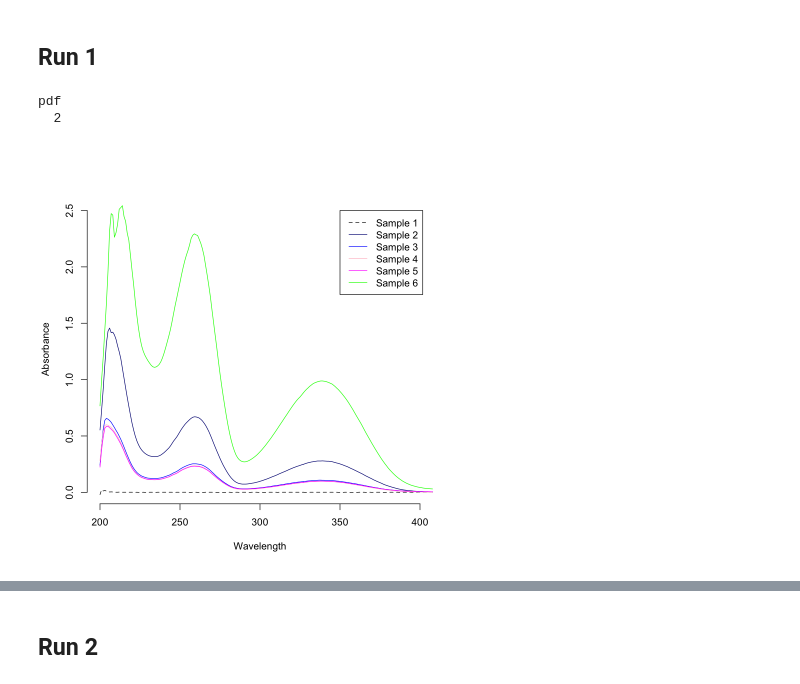
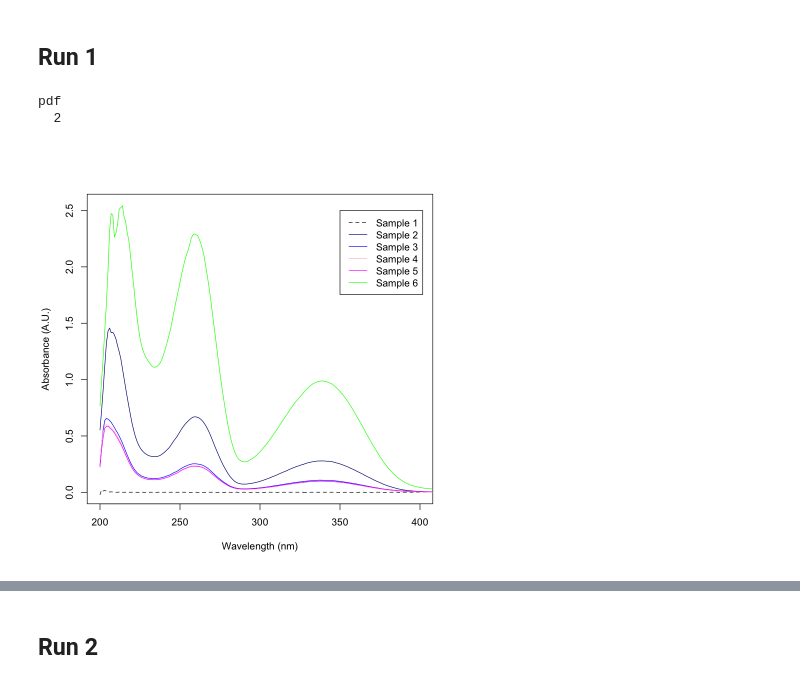
Before and after one commit to zrthxn/molbiolab, a Jupyter notebook: absorption.ipynb, the cells around one changed output, grey strips where cells are left out. Saved outputs shown, nothing was run; the diff lists cells and outputs as text; code cells hidden in the pictures.

```diff
--- a/absorption.ipynb
+++ b/absorption.ipynb
@@ -12,27 +12,27 @@ sample_6 = read.csv("data/Absorbance run1/Sample 6.csv")
 # %%
 theme = c("black", "navy", "blue", "pink", "magenta", "green")
 MAX = max(c(sample_1$Absorbance, sample_2$Absorbance, sample_3$Absorbance, sample_4$Absorbance, sample_5$Absorbance, sample_6$Absorbance))
 
-plot(Absorbance ~ Wavelength, data=sample_1, type="l", lty=2, xlim=c(200, 400), ylim=c(0, MAX), col=theme[1], frame=FALSE)
+plot(Absorbance ~ Wavelength, data=sample_1, type="l", lty=2, xlim=c(200, 400), ylim=c(0, MAX), col=theme[1], ylab="Absorbance (A.U.)", xlab="Wavelength (nm)")
 lines(Absorbance ~ Wavelength, data=sample_2, col=theme[2])
 lines(Absorbance ~ Wavelength, data=sample_3, col=theme[3])
 lines(Absorbance ~ Wavelength, data=sample_4, col=theme[4])
 lines(Absorbance ~ Wavelength, data=sample_5, col=theme[5])
 lines(Absorbance ~ Wavelength, data=sample_6, col=theme[6])
 legend(350, 2.5, lty=c(2,1,1,1,1,1), cex=1, col=theme, #bty="n",
        legend=c(
            "Sample 1",
            "Sample 2",
            "Sample 3",
            "Sample 4",
            "Sample 5",
            "Sample 6"
         ))
 dev.print(png, 'resources/absorption_r1_spectrum.png', width=500, height=500)
 # %% [output]
 pdf
   2
-[figure, old version]
+[figure, new version]
 # %%
 abs_340nm_run1 = c(
     sample_1$Absorbance[sample_1$Wavelength == 340],
```
Also changed, not shown: parts of 9 cells of this notebook, 20 other files.
